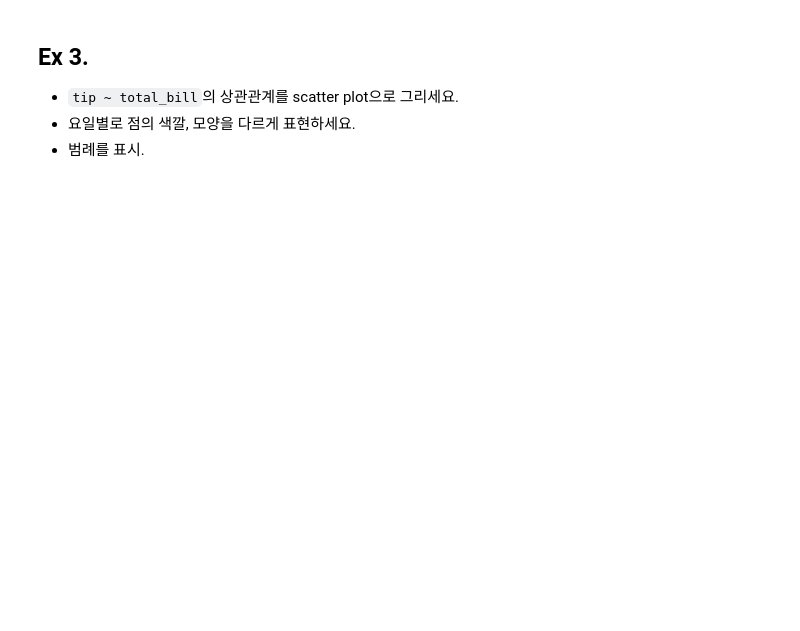
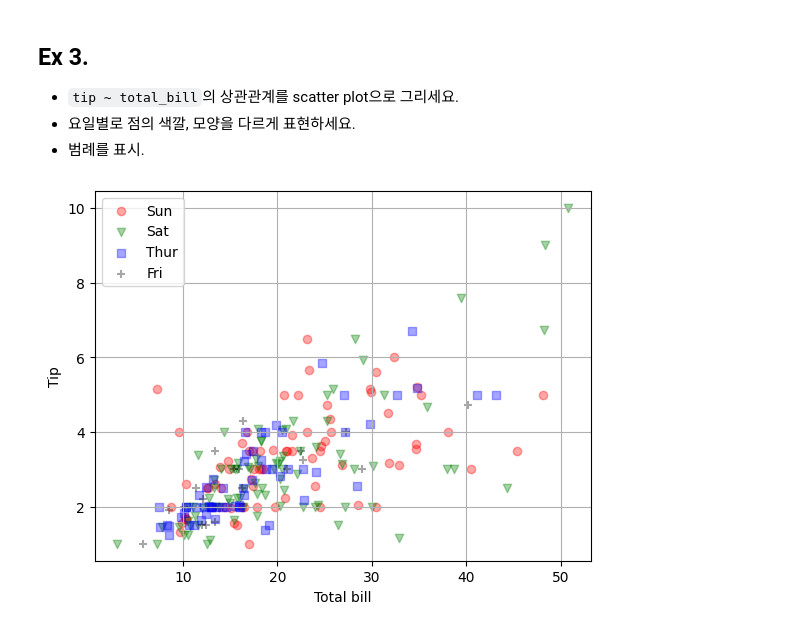
Before and after one commit to kiminhonawa/python, a Jupyter notebook: py16_matplotlib.ipynb, the cells around one changed output. Cells and saved outputs as stored; diff of their text form; code cells hidden in the pictures; blank space fills up the shorter version.

```diff
--- a/py16_matplotlib.ipynb
+++ b/py16_matplotlib.ipynb
@@ -568,3 +585,20 @@ plt.show()
 *  `tip ~ total_bill`의 상관관계를 scatter plot으로 그리세요.
 *  요일별로 점의 색깔, 모양을 다르게 표현하세요.
 *  범례를 표시.
+# %%
+days = tips.day.unique()
+markers = ['o', 'v', 's', '+']
+colors = ['red', 'green', 'blue', 'black']
+
+for d, m, c in zip(days, markers, colors):
+    subset = tips[tips.day == d]
+    plt.scatter(x=subset.total_bill, y=subset.tip, c=c, marker=m,
+                alpha=0.35, label=d)
+
+plt.legend()
+plt.grid()
+plt.xlabel('Total bill')
+plt.ylabel('Tip')
+plt.show()
+# %% [output]
+[figure, added]
```
Also changed, not shown: parts of 2 cells of this notebook.
